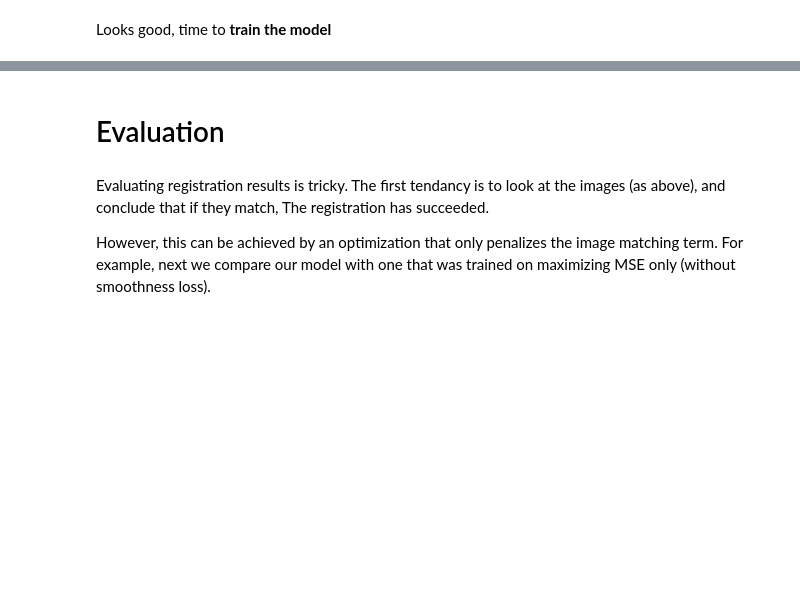
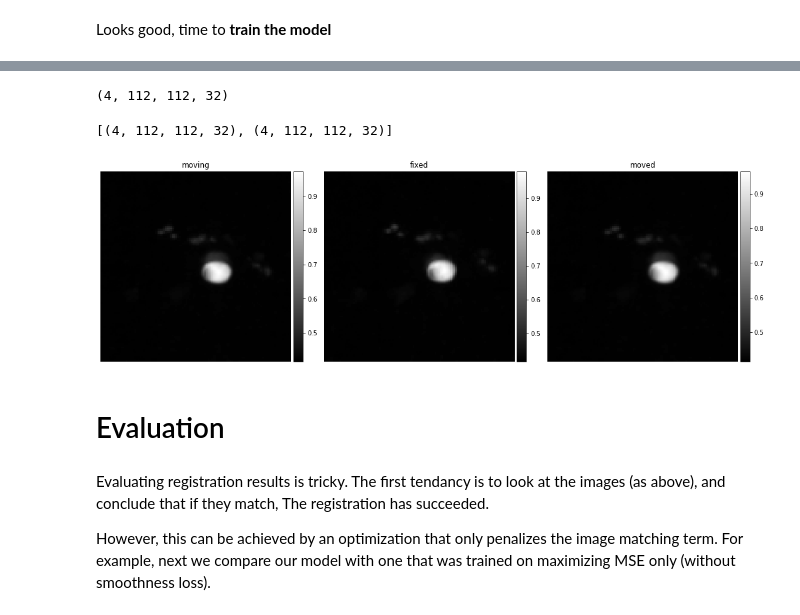
Before and after one commit to madtoinou/voxelmorph, a Jupyter notebook: voxelmorph_project.ipynb, the cells around one changed output, grey strips where cells are left out. Cells and saved outputs as stored; diff of their text form; code cells hidden in the pictures; blank space fills up the shorter version.

```diff
--- a/voxelmorph_project.ipynb
+++ b/voxelmorph_project.ipynb
@@ -230,4 +138,9 @@ ne.plot.slices(images, titles=titles, cmaps=['gray'], do_colorbars=True);
+# %%
+# let's test it
+train_generator = util.vxm_data_generator(slices_train,
+                                          vol_fixed=np.array(hf.get('853')["frame"][0][:,:,:])/255,
+                                          batch_size=4)
 # %% [markdown]
 Looks good, time to **train the model**
 # %%
-hist = vxm_model.fit_generator(train_generator, epochs=10, steps_per_epoch=100, verbose=1);
+hist = vxm_model.fit(train_generator, epochs=3, steps_per_epoch=5, verbose=1);
@@ -247,18 +169,31 @@ plot_history(hist)
 # %%
 # create the validation data generator
-val_generator = vxm_data_generator(slices_test, batch_size = 1)
+val_generator = util.vxm_data_generator(slices_test,
+                                          vol_fixed=np.array(hf.get('853')["frame"][0][:,:,:])/255,
+                                          batch_size=4)
 # %%
 val_input, _ = next(val_generator)
 # %%
 # prediction
 val_pred = vxm_model.predict(val_input)
+# %%
+np.squeeze(val_input[0]).shape
+# %% [output]
+(4, 112, 112, 32)
+# %%
+images = [np.squeeze(img).shape for img in val_input]
+images
+# %% [output]
+[(4, 112, 112, 32), (4, 112, 112, 32)]
 # %%
 val_input, _ = next(val_generator)
 
 # prediction
 val_pred = vxm_model.predict(val_input)
 
 # visualize registration
-images = [img[0, :, :, 0] for img in val_input + val_pred]
+images = [np.squeeze(util.np_MIP(np.squeeze(img),[0],2)) for img in val_input+[val_pred[0]]]
 titles = ['moving', 'fixed', 'moved', 'flow']
-ne.plot.slices(images, titles=titles, cmaps=['gray'], do_colorbars=True);
+ne.plot.slices(images, titles=titles[:-1], cmaps=['gray'], do_colorbars=True);
+# %% [output]
+[figure, added]
```
Also changed, not shown: parts of 31 cells of this notebook, 2 other files.
